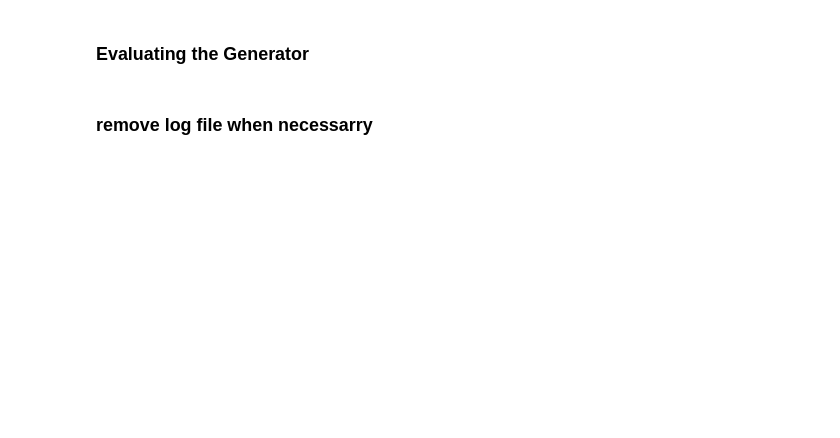
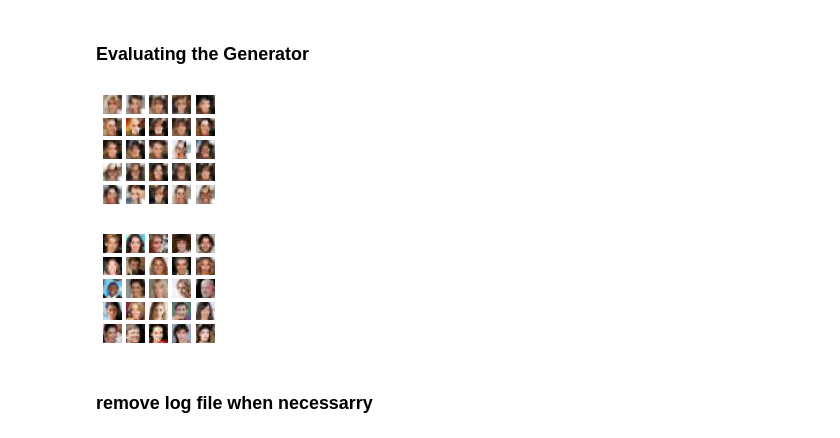
Before and after one commit to Stanfording/small_GAN_testing, a Jupyter notebook: 64_cele_small_try.ipynb, the cells around one changed output. Saved outputs shown, nothing was run; the diff lists cells and outputs as text; code cells hidden in the pictures; blank space fills up the shorter version.

```diff
--- a/64_cele_small_try.ipynb
+++ b/64_cele_small_try.ipynb
@@ -51,7 +51,7 @@ iteration = 200
 
 critic = 5
 
-eval_size = 9
+eval_size = 25
 
 laten_space = 100
 
@@ -432,12 +446,23 @@ KeyboardInterrupt: ignored
 # %%
 
 
 generator.eval()
 
 with t.no_grad():
   input_noise = t.normal(0, 1, size = (eval_size, 1, 1, laten_space)).to(device)
   fake = generator(input_noise, eval_size).cpu()
+
   showMoreImages(fake, eval_size)
+
+datasets_batched = DataLoader(dataset, batch_size = eval_size)
+
+loader = iter(datasets_batched)
+real = next(loader)
+
+showMoreImages(real, eval_size)
+# %% [output]
+[figure, added]
+[figure, added]
 # %% [markdown]
 ### remove log file when necessarry
 # %%
```
Also changed, not shown: parts of 3 cells of this notebook.
